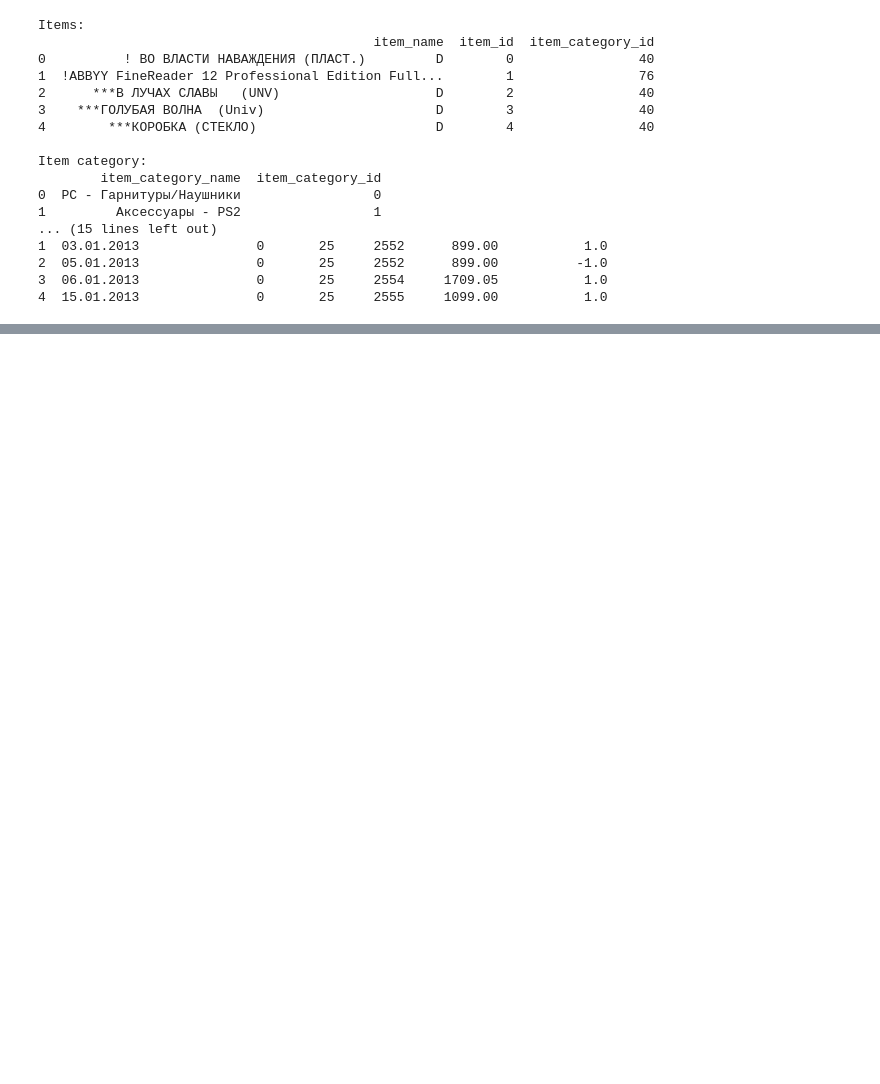
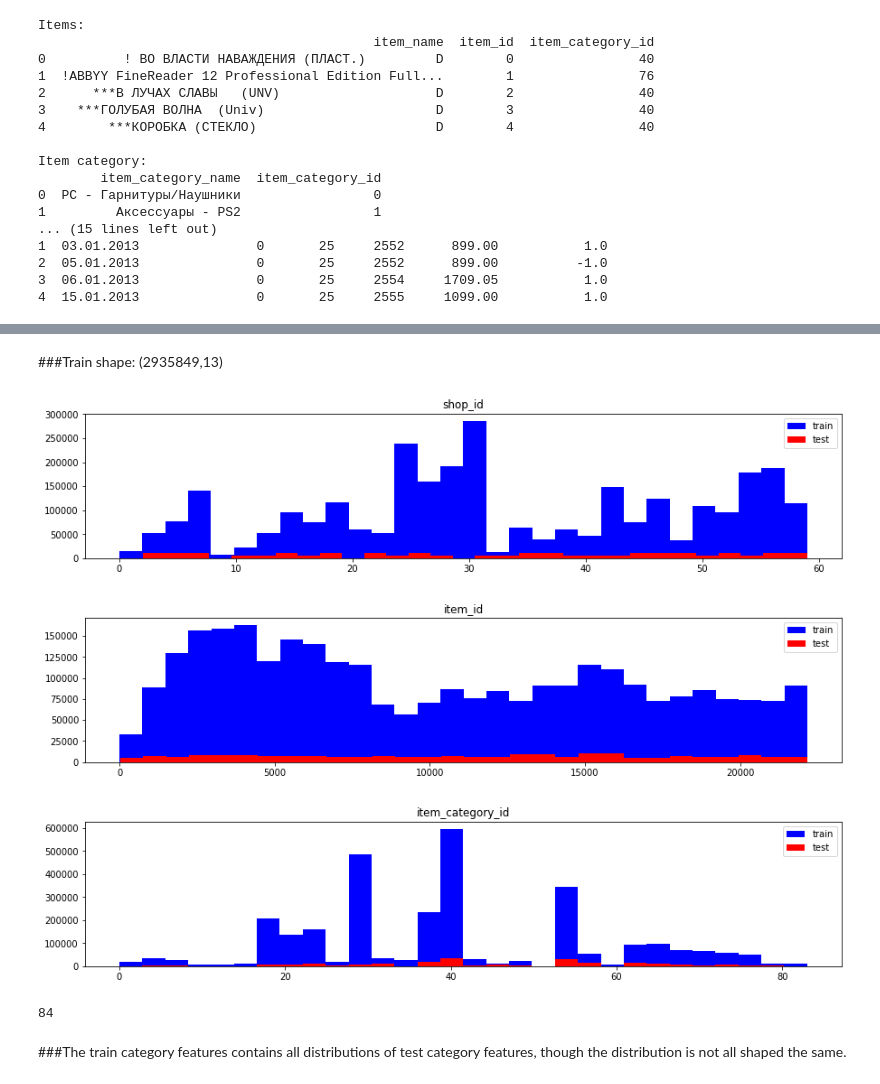
Before and after one commit to laurence-lin/Kaggle_competition, a Jupyter notebook: course_final_project/final_project_EDA.ipynb, the cells around one changed output, grey strips where cells are left out. Saved outputs shown, nothing was run; the diff lists cells and outputs as text; code cells hidden in the pictures; blank space fills up the shorter version.

```diff
--- a/course_final_project/final_project_EDA.ipynb
+++ b/course_final_project/final_project_EDA.ipynb
@@ -313,0 +121,13 @@ print('OOF R2 score:', out_score)
+# %%
+item = item.merge(item_cat, how = 'left', on = 'item_category_id')
+sale_train = sale_train.merge(shops, how = 'left', on = 'shop_id')
+train = sale_train.merge(item, how = 'left', on = 'item_id')
+test = test.merge(item, how = 'left', on = 'item_id')
+test = test.merge(shops, how = 'left', on = 'shop_id')
+print('Train data:')
+print(train.shape)
+print(train.head())
+
+print('Test data:')
+print(test.shape)
+print(test.head())
@@ -313,0 +163,8 @@ print('OOF R2 score:', out_score)
+# %%
+# First preprocess date data: For train set, extract year and month from date column
+# Original date format: dd/mm/yyyy
+train['date'] = pd.to_datetime(train['date'], format = '%d.%m.%Y')
+train['month'] = train['date'].dt.month
+train['year'] = train['date'].dt.year
+print(train.info())
+print(train.head())
@@ -313,0 +210,7 @@ print('OOF R2 score:', out_score)
+# %%
+#Start EDA for train and test data
+print(train.head())
+print(test.head())
+# make the column of test aligned with train set
+col_train = [col for col in train.columns if col in test.columns]
+test = pd.concat([test['ID'], test[col_train]], axis = 1)
@@ -313,0 +246,4 @@ print('OOF R2 score:', out_score)
+# %%
+# Sum up different days value into monthly
+train['cnt_monthly'] = train.groupby(['year', 'month', 'shop_id', 'item_id'])['item_cnt_day'].transform(sum)
+print(train.head())
@@ -313,0 +257,23 @@ print('OOF R2 score:', out_score)
+# %% [markdown]
+###Train shape: (2935849,13)
+# %%
+#Observe distributions of features in train and test set
+
+cat_feature = ['shop_id', 'item_id', 'item_category_id']
+for col in range(len(cat_feature)):
+   plt.figure(figsize = (15, 10))
+   plt.subplot(len(cat_feature), 1, col+1)
+   plt.hist(train[cat_feature[col]], bins = 30, color = 'blue', label = 'train')
+   plt.hist(test[cat_feature[col]], bins = 30, color = 'red', label = 'test')
+   plt.title(str(cat_feature[col]))
+   plt.legend()
+# %% [output]
+[figure, added]
+[figure, added]
+[figure, added]
+# %%
+train['item_category_id'].nunique()
+# %% [output]
+84
+# %% [markdown]
+###The train category features contains all distributions of test category features, though the distribution is not all shaped the same.
```
Also changed, not shown: parts of 42 cells of this notebook.
